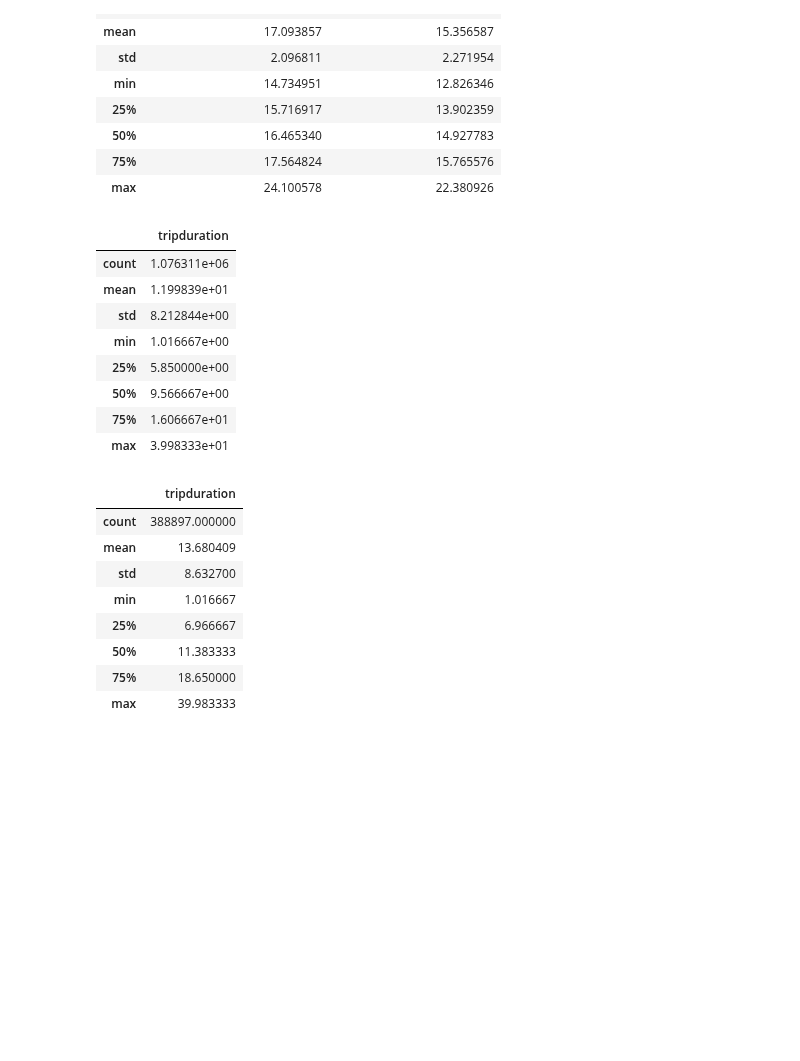
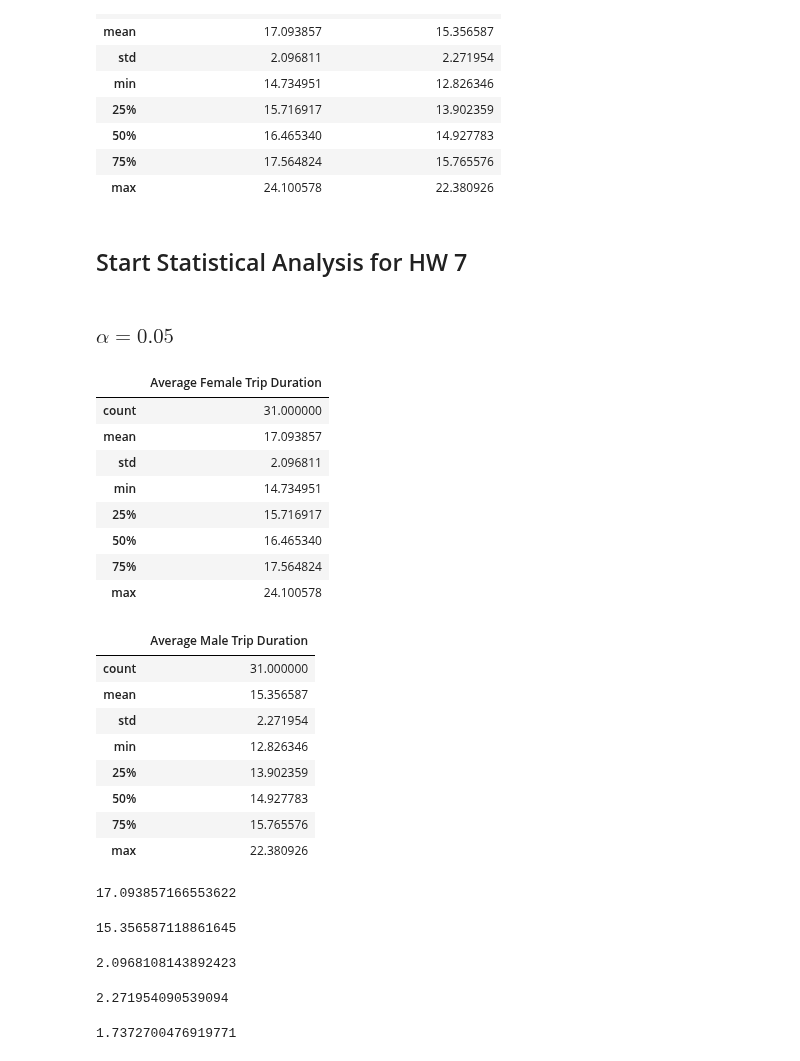
Before and after one commit to ep2247/PUI2017_ep2247, a Jupyter notebook: HW7_ep2247/HW7_1_ep2247.ipynb, the cells around one changed output. Drawn from its saved outputs; the diff is of its cells as text; code cells hidden in the pictures; blank space fills up the shorter version.

```diff
--- a/HW7_ep2247/HW7_1_ep2247.ipynb
+++ b/HW7_ep2247/HW7_1_ep2247.ipynb
@@ -323,27 +335,58 @@ genderTD.describe()
 | 50% | 16.465340 | 14.927783 |
 | 75% | 17.564824 | 15.765576 |
 | max | 24.100578 | 22.380926 |
+# %% [markdown]
+## Start Statistical Analysis for HW 7
+# %% [markdown]
+### $\alpha=0.05$
 # %%
-histMale.describe()
+cbFemale.describe()
 # %% [output]
-|  | tripduration |
-| count | 1.076311e+06 |
-| mean | 1.199839e+01 |
-| std | 8.212844e+00 |
-| min | 1.016667e+00 |
-| 25% | 5.850000e+00 |
-| 50% | 9.566667e+00 |
-| 75% | 1.606667e+01 |
-| max | 3.998333e+01 |
+|  | Average Female Trip Duration |
+| count | 31.000000 |
+| mean | 17.093857 |
+| std | 2.096811 |
+| min | 14.734951 |
+| 25% | 15.716917 |
+| 50% | 16.465340 |
+| 75% | 17.564824 |
+| max | 24.100578 |
 # %%
-histFemale.describe()
+cbMale.describe()
 # %% [output]
-|  | tripduration |
-| count | 388897.000000 |
-| mean | 13.680409 |
-| std | 8.632700 |
-| min | 1.016667 |
-| 25% | 6.966667 |
-| 50% | 11.383333 |
-| 75% | 18.650000 |
-| max | 39.983333 |
+|  | Average Male Trip Duration |
+| count | 31.000000 |
+| mean | 15.356587 |
+| std | 2.271954 |
+| min | 12.826346 |
+| 25% | 13.902359 |
+| 50% | 14.927783 |
+| 75% | 15.765576 |
+| max | 22.380926 |
+# %%
+femaleMean = cbFemale['Average Female Trip Duration'].mean()
+femaleMean
+# %% [output]
+17.093857166553622
+# %%
+maleMean = cbMale['Average Male Trip Duration'].mean()
+maleMean
+# %% [output]
+15.356587118861645
+# %%
+femaleStdev = cbFemale['Average Female Trip Duration'].std()
+femaleStdev
+# %% [output]
+2.0968108143892423
+# %%
+maleStdev = cbMale['Average Male Trip Duration'].std()
+maleStdev
+# %% [output]
+2.271954090539094
+# %%
+# calculate difference between Male and Female Means
+
+meanDifference = femaleMean - maleMean
+meanDifference
+# %% [output]
+1.7372700476919771
```
Also changed, not shown: parts of 13 cells of this notebook.
